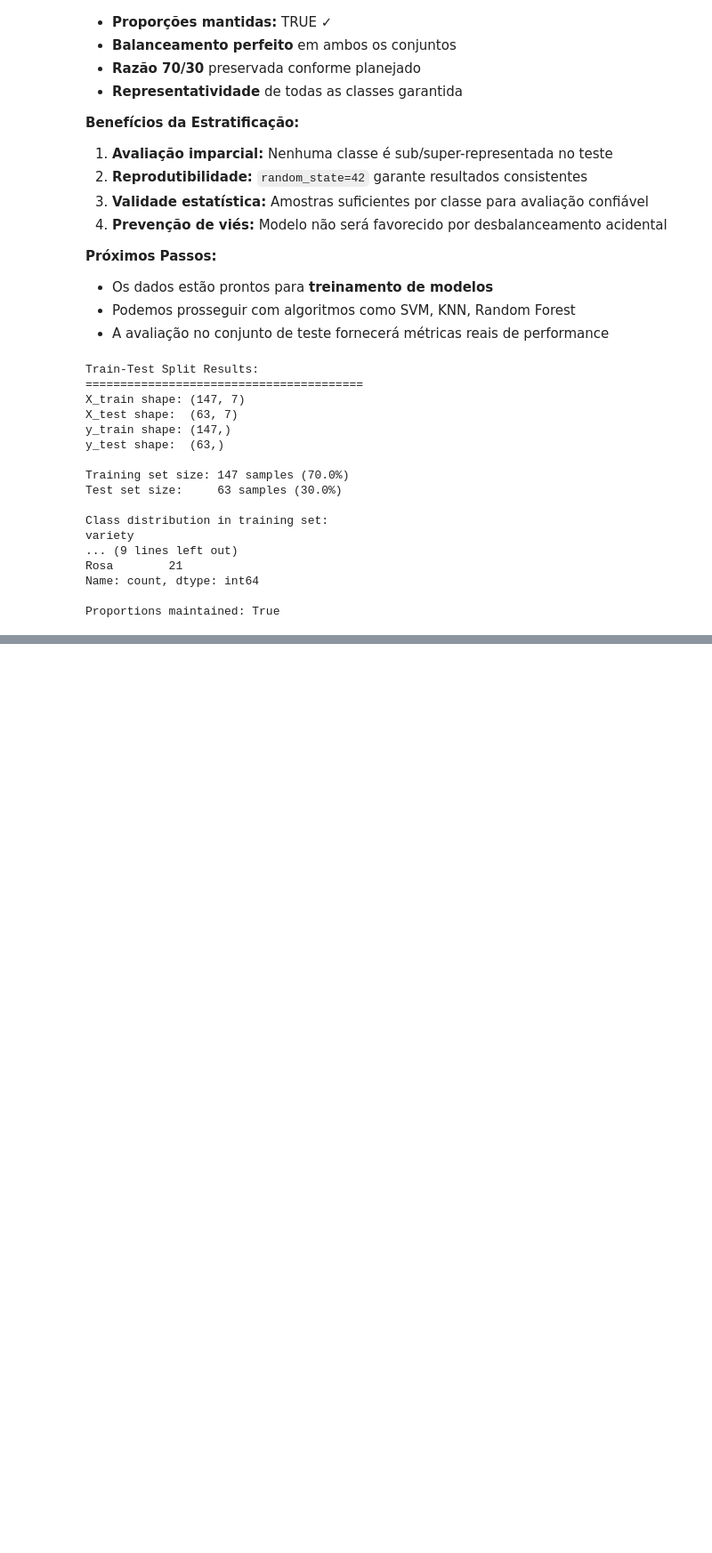
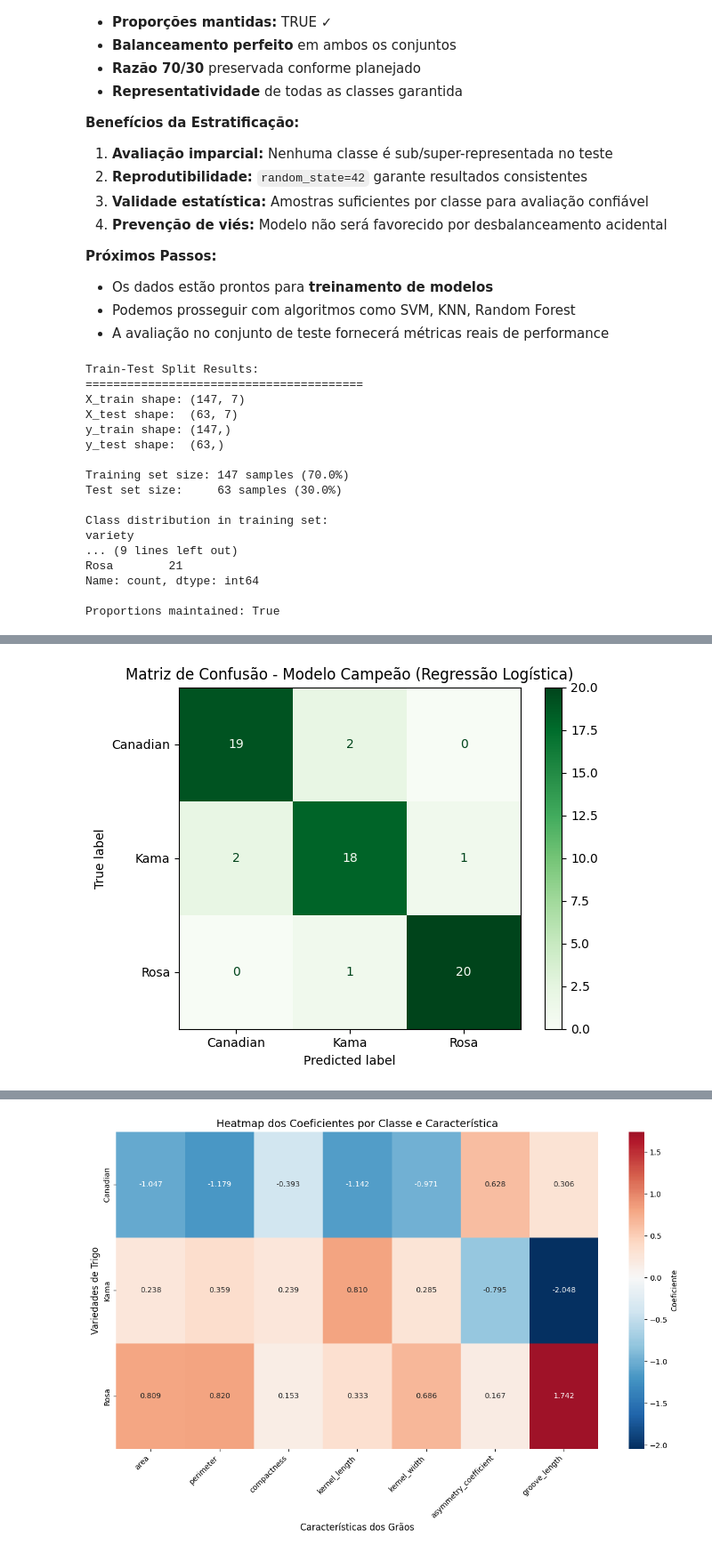
Before and after one commit to YanCotta/wheat-grain-classification, a Jupyter notebook: grain_classification.ipynb, the cells around one changed output, grey strips where cells are left out. Shown at 89% size. Cells and saved outputs as stored; diff of their text form; code cells hidden in the pictures; blank space fills up the shorter version.

```diff
--- a/grain_classification.ipynb
+++ b/grain_classification.ipynb
@@ -529,0 +1172,72 @@ Proportions maintained: True
+# %%
+# Task 3: Perform an in-depth analysis of the champion model (Logistic Regression)
+print("--- ANÁLISE DO MODELO CAMPEÃO: REGRESSÃO LOGÍSTICA ---")
+print("=" * 60)
+
+# Retrieve the trained Logistic Regression model
+champion_model = models['Logistic Regression']
+
+# Generate final predictions for focused analysis
+y_pred_champion = champion_model.predict(X_test)
+
+# Display final classification report
+print("📊 RELATÓRIO DE CLASSIFICAÇÃO FINAL:")
+print(classification_report(y_test, y_pred_champion))
+
+# Display confusion matrix
+print("\n🎯 MATRIZ DE CONFUSÃO FINAL:")
+cm_champion = confusion_matrix(y_test, y_pred_champion)
+disp_champion = ConfusionMatrixDisplay(confusion_matrix=cm_champion,
+                                     display_labels=['Canadian', 'Kama', 'Rosa'])
+disp_champion.plot(cmap='Greens', values_format='d')
+plt.title('Matriz de Confusão - Modelo Campeão (Regressão Logística)', fontsize=12)
+plt.tight_layout()
+plt.show()
+
+print("\n" + "=" * 60)
+
+# Interpret Feature Importance using coefficients
+print("🔍 ANÁLISE DE IMPORTÂNCIA DAS CARACTERÍSTICAS:")
+print("-" * 45)
+
+# Get coefficients from the model
+coefficients = champion_model.coef_
+feature_names = X.columns
+class_names = champion_model.classes_
+
+# Create DataFrame with coefficients
+coef_df = pd.DataFrame(coefficients.T,
+                      columns=class_names,
+                      index=feature_names)
+
+print("📋 Coeficientes do Modelo por Classe:")
+print(coef_df.round(4))
+
+# Create heatmap of feature coefficients
+plt.figure(figsize=(12, 8))
+sns.heatmap(coef_df.T, annot=True, cmap='RdBu_r', center=0,
+            fmt='.3f', cbar_kws={'label': 'Coeficiente'})
+plt.title('Heatmap dos Coeficientes por Classe e Característica', fontsize=14)
+plt.xlabel('Características dos Grãos', fontsize=12)
+plt.ylabel('Variedades de Trigo', fontsize=12)
+plt.xticks(rotation=45, ha='right')
+plt.tight_layout()
+plt.show()
+
+# Interpret the most important features for each class
+print("\n💡 INTERPRETAÇÃO DOS COEFICIENTES:")
+print("-" * 40)
+
+for class_name in class_names:
+    class_coefs = coef_df[class_name].abs().sort_values(ascending=False)
+    top_features = class_coefs.head(3)
+
+    print(f"\n🌾 {class_name.upper()}:")
+    print(f"   Características mais influentes:")
+    for feature, coef in top_features.items():
+        direction = "positiva" if coef_df.loc[feature, class_name] > 0 else "negativa"
+        print(f"   • {feature}: {coef:.3f} (influência {direction})")
+
+print(f"\n✅ Análise completa do modelo campeão concluída!")
+print(f"🎯 Acurácia final confirmada: {accuracy_score(y_test, y_pred_champion):.4f}")
+# %% [output]
@@ -529,0 +1259 @@ Proportions maintained: True
+[figure, added]
@@ -529,0 +1272 @@ Proportions maintained: True
+[figure, added]
```
Also changed, not shown: parts of 14 cells of this notebook.
